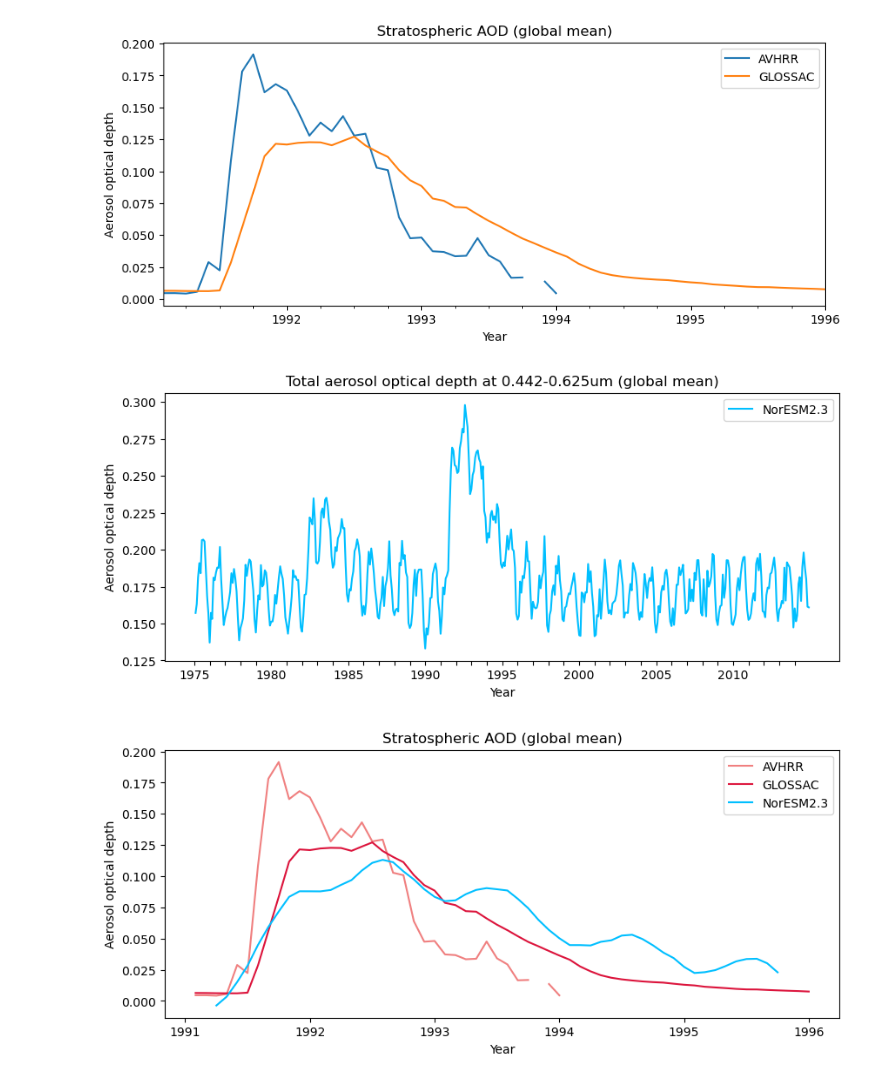
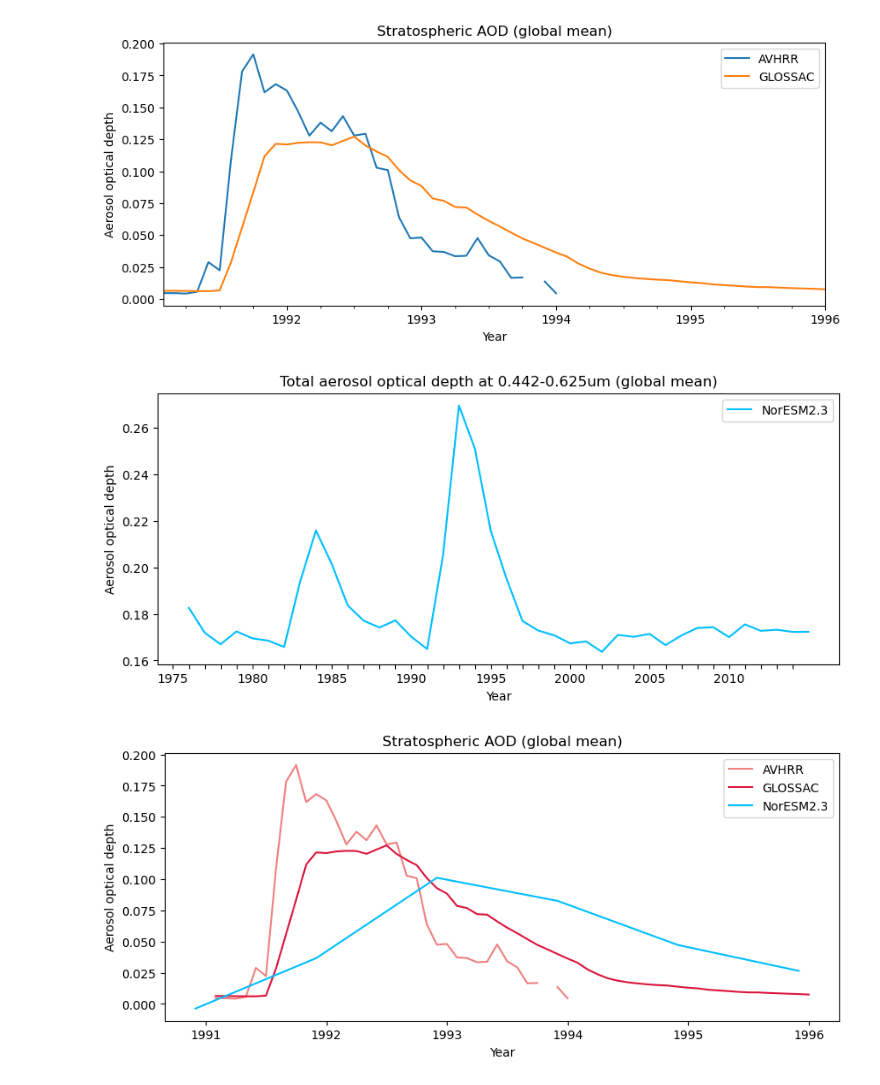
Before and after one commit to EliHHogemo/master_thesis, a Jupyter notebook: sulfur_pinatubo.ipynb, the cells around one changed output. Drawn from its saved outputs; the diff is of its cells as text; code cells hidden in the pictures.

```diff
--- a/sulfur_pinatubo.ipynb
+++ b/sulfur_pinatubo.ipynb
@@ -279,27 +308,28 @@ plt.show()
 # %%
 aod500 = "AOD_VIS"  # AOD at 0.442-0.625um
 daylight = "DAYFOC"  # Fraction of day in the month
 
 ts_aod = ds[aod500].weighted(weighted_lat).mean(dim=["lat", "lon"])
 daylight_monthly = ds[daylight].weighted(weighted_lat).mean(dim=["lat", "lon"])
 ts_aod = ts_aod / daylight_monthly
+ts_aod = ts_aod.resample(time="1YE").mean()
 
 plt.figure(figsize=(10, 4))
 ts_aod.plot(color = "deepskyblue", label = "NorESM2.3")
 years = np.arange(1975, 2015)
 year_ticks = [cftime.DatetimeNoLeap(int(y), 1, 1) for y in years]
 plt.xticks(year_ticks, [str(y) if y % 5 == 0 else '' for y in years])
 plt.xlabel("Year")
 plt.ylabel("Aerosol optical depth")
 plt.title("Total aerosol optical depth at 0.442-0.625um (global mean)")
 plt.legend()
 plt.show()
 # %% [output]
-[figure, old version]
+[figure, new version]
 # %%
-pre_eruption = ts_aod.sel(time=slice("2001-01", "2014-12")).mean(dim="time")
+pre_eruption = ts_aod.sel(time=slice("2001-01", "2005-12")).mean(dim="time")
 aod_anom = ts_aod - pre_eruption
-aod_Pinatubo = aod_anom.sel(time=slice("1991-01", "1995-12"))
+aod_Pinatubo = aod_anom.sel(time=slice("1990-12", "1995-12"))
 aod_smooth = aod_Pinatubo.rolling(time=6, center=True).mean()
 
 obs_time_avhrr = np.array([t.year + (t.month-1)/12 for t in avhrr_global.index])
@@ -309,11 +339,11 @@ time_years = np.array([t.year + (t.month-1)/12 for t in aod_Pinatubo.time.values
 plt.figure(figsize=(10, 4))
 plt.plot(obs_time_avhrr, avhrr_global, color = "lightcoral", label = "AVHRR")
 plt.plot(obs_time_glossac, glossac_global, color = "crimson", label = "GLOSSAC")
-plt.plot(time_years, aod_smooth, color = "deepskyblue", label = "NorESM2.3")
+plt.plot(time_years, aod_Pinatubo, color = "deepskyblue", label = "NorESM2.3")
 plt.xlabel("Year")
 plt.ylabel("Aerosol optical depth")
 plt.title("Stratospheric AOD (global mean)")
 plt.legend()
 plt.show()
 # %% [output]
-[figure, old version]
+[figure, new version]
```
Also changed, not shown: parts of 7 cells of this notebook.
